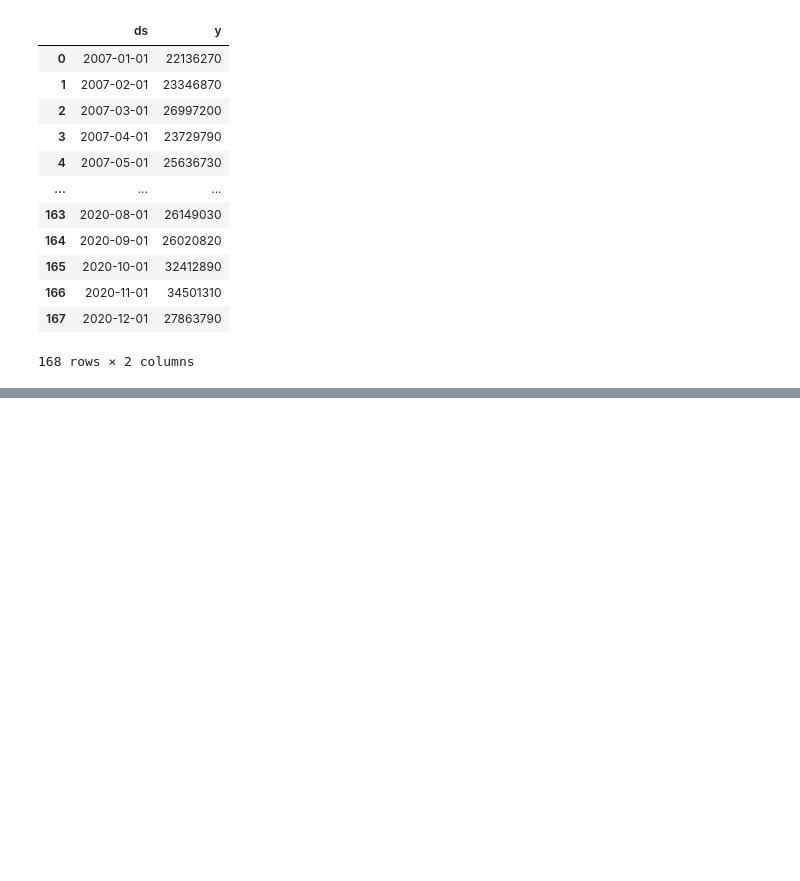
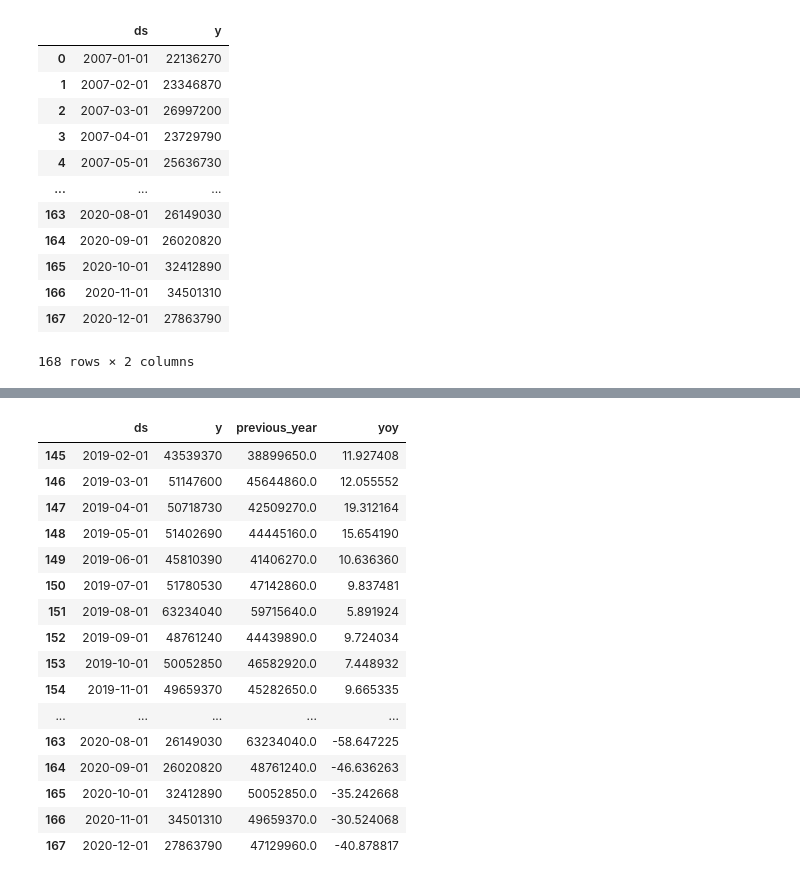
Before and after one commit to dgg32/japan_under_corona, a Jupyter notebook: accomodation.ipynb, the cells around one changed output, grey strips where cells are left out. Saved outputs shown, nothing was run; the diff lists cells and outputs as text; code cells hidden in the pictures; blank space fills up the shorter version.

```diff
--- a/accomodation.ipynb
+++ b/accomodation.ipynb
@@ -194,0 +209,2 @@ potential_loss(prediction, prophet_japan, "2020-02-01")
+# %%
+prophet_japan['previous_year'] = prophet_japan.groupby([prophet_japan['ds'].dt.month, prophet_japan['ds'].dt.day])['y'].shift()
@@ -194,0 +231,27 @@ potential_loss(prediction, prophet_japan, "2020-02-01")
+# %%
+def yoy(df):
+    df['previous_year'] = df.groupby([df['ds'].dt.month, df['ds'].dt.day])['y'].shift()
+    df["yoy"] = 100 * (df["y"] - df["previous_year"]) / df["previous_year"]
+    return df
+# %%
+df = yoy(prophet_japan)
+# %%
+df[(df["ds"] > "2019")]
+# %% [output]
+|  | ds | y | previous_year | yoy |
+| 145 | 2019-02-01 | 43539370 | 38899650.0 | 11.927408 |
+| 146 | 2019-03-01 | 51147600 | 45644860.0 | 12.055552 |
+| 147 | 2019-04-01 | 50718730 | 42509270.0 | 19.312164 |
+| 148 | 2019-05-01 | 51402690 | 44445160.0 | 15.654190 |
+| 149 | 2019-06-01 | 45810390 | 41406270.0 | 10.636360 |
+| 150 | 2019-07-01 | 51780530 | 47142860.0 | 9.837481 |
+| 151 | 2019-08-01 | 63234040 | 59715640.0 | 5.891924 |
+| 152 | 2019-09-01 | 48761240 | 44439890.0 | 9.724034 |
+| 153 | 2019-10-01 | 50052850 | 46582920.0 | 7.448932 |
+| 154 | 2019-11-01 | 49659370 | 45282650.0 | 9.665335 |
+| ... | ... | ... | ... | ... |
+| 163 | 2020-08-01 | 26149030 | 63234040.0 | -58.647225 |
+| 164 | 2020-09-01 | 26020820 | 48761240.0 | -46.636263 |
+| 165 | 2020-10-01 | 32412890 | 50052850.0 | -35.242668 |
+| 166 | 2020-11-01 | 34501310 | 49659370.0 | -30.524068 |
+| 167 | 2020-12-01 | 27863790 | 47129960.0 | -40.878817 |
```
Also changed, not shown: parts of 18 cells of this notebook, 11 other files.
